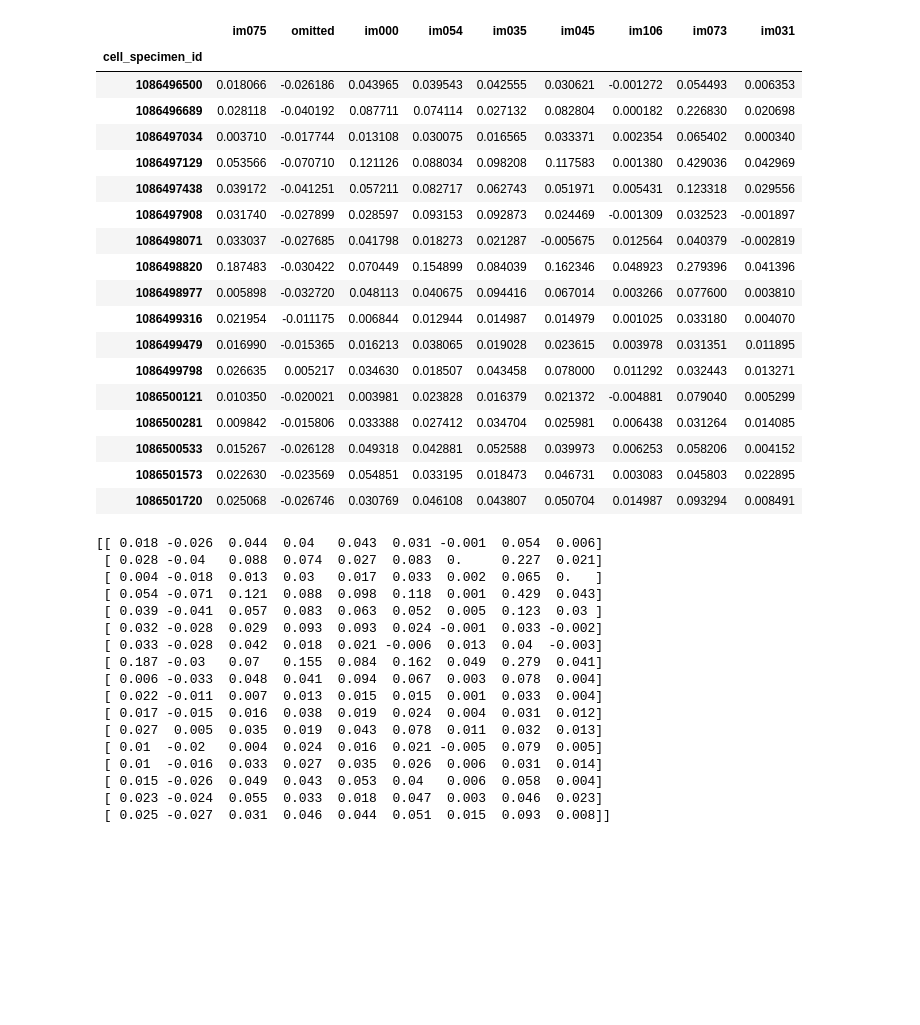
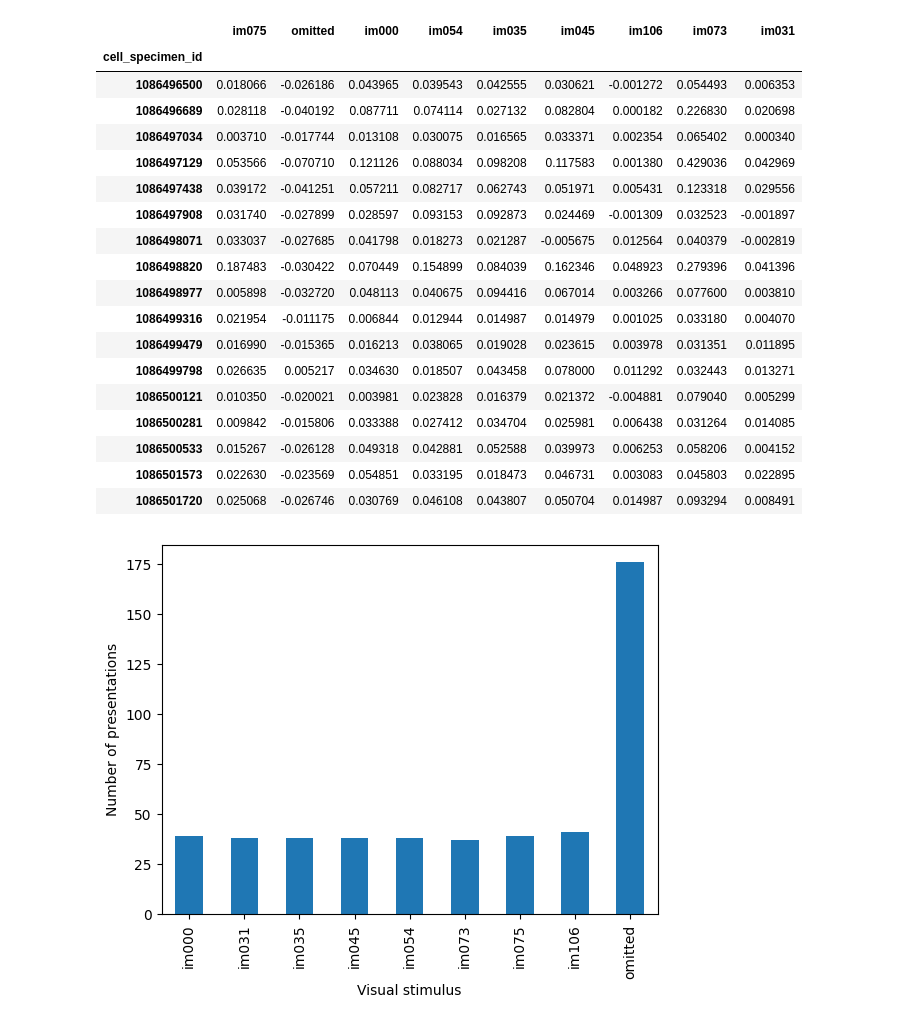
Before and after one commit to Elltropy/neural-population-analysis, a Jupyter notebook: 00_dataset_audit.ipynb, the cells around one changed output. Cells and saved outputs as stored; diff of their text form; code cells hidden in the pictures; blank space fills up the shorter version.

Commit message:
checking data intergrity and choosing a candidate session (no markdowns yet)

```diff
--- a/00_dataset_audit.ipynb
+++ b/00_dataset_audit.ipynb
@@ -1,13 +1,14 @@
 # %%
 import pandas as pd
 import numpy as np
+import matplotlib.pylab as plt
 
 data = pd.read_parquet("data/allen_data.parquet")
 sessions = data['ophys_session_id'].unique()
 
-
 session_0 = data[data['ophys_session_id'] == sessions[0]]
 neurons_count_0 = session_0['cell_specimen_id'].nunique()
+presentations = session_0['stimulus_presentations_id'].unique()
 presentations_count_0 = session_0['stimulus_presentations_id'].nunique()
 presentations_0 = session_0['stimulus_presentations_id'].unique()
 
@@ -48,7 +49,7 @@ display(df)
 
 
 M = np.array(df)
-print(np.round(M, 3))
+
 
 #r = subd.loc[:, pd.IndexSlice[:, image_ids[0]]]
 #g = r.mean(axis = 1)
@@ -79,20 +80,3 @@ print(np.round(M, 3))
 | 1086500533 | 0.015267 | -0.026128 | 0.049318 | 0.042881 | 0.052588 | 0.039973 | 0.006253 | 0.058206 | 0.004152 |
 | 1086501573 | 0.022630 | -0.023569 | 0.054851 | 0.033195 | 0.018473 | 0.046731 | 0.003083 | 0.045803 | 0.022895 |
 | 1086501720 | 0.025068 | -0.026746 | 0.030769 | 0.046108 | 0.043807 | 0.050704 | 0.014987 | 0.093294 | 0.008491 |
-[[ 0.018 -0.026  0.044  0.04   0.043  0.031 -0.001  0.054  0.006]
- [ 0.028 -0.04   0.088  0.074  0.027  0.083  0.     0.227  0.021]
- [ 0.004 -0.018  0.013  0.03   0.017  0.033  0.002  0.065  0.   ]
- [ 0.054 -0.071  0.121  0.088  0.098  0.118  0.001  0.429  0.043]
- [ 0.039 -0.041  0.057  0.083  0.063  0.052  0.005  0.123  0.03 ]
- [ 0.032 -0.028  0.029  0.093  0.093  0.024 -0.001  0.033 -0.002]
- [ 0.033 -0.028  0.042  0.018  0.021 -0.006  0.013  0.04  -0.003]
- [ 0.187 -0.03   0.07   0.155  0.084  0.162  0.049  0.279  0.041]
- [ 0.006 -0.033  0.048  0.041  0.094  0.067  0.003  0.078  0.004]
- [ 0.022 -0.011  0.007  0.013  0.015  0.015  0.001  0.033  0.004]
- [ 0.017 -0.015  0.016  0.038  0.019  0.024  0.004  0.031  0.012]
- [ 0.027  0.005  0.035  0.019  0.043  0.078  0.011  0.032  0.013]
- [ 0.01  -0.02   0.004  0.024  0.016  0.021 -0.005  0.079  0.005]
- [ 0.01  -0.016  0.033  0.027  0.035  0.026  0.006  0.031  0.014]
- [ 0.015 -0.026  0.049  0.043  0.053  0.04   0.006  0.058  0.004]
- [ 0.023 -0.024  0.055  0.033  0.018  0.047  0.003  0.046  0.023]
- [ 0.025 -0.027  0.031  0.046  0.044  0.051  0.015  0.093  0.008]]
@@ -98,0 +92,12 @@ print(np.round(M, 3))
+# %%
+counts = (
+    session_0.groupby("image_name")["stimulus_presentations_id"]
+    .nunique()
+)
+
+counts.plot(kind="bar")
+plt.xlabel("Visual stimulus")
+plt.ylabel("Number of presentations")
+plt.show()
+# %% [output]
+[figure, added]
```
Also changed, not shown: parts of 5 cells of this notebook.
